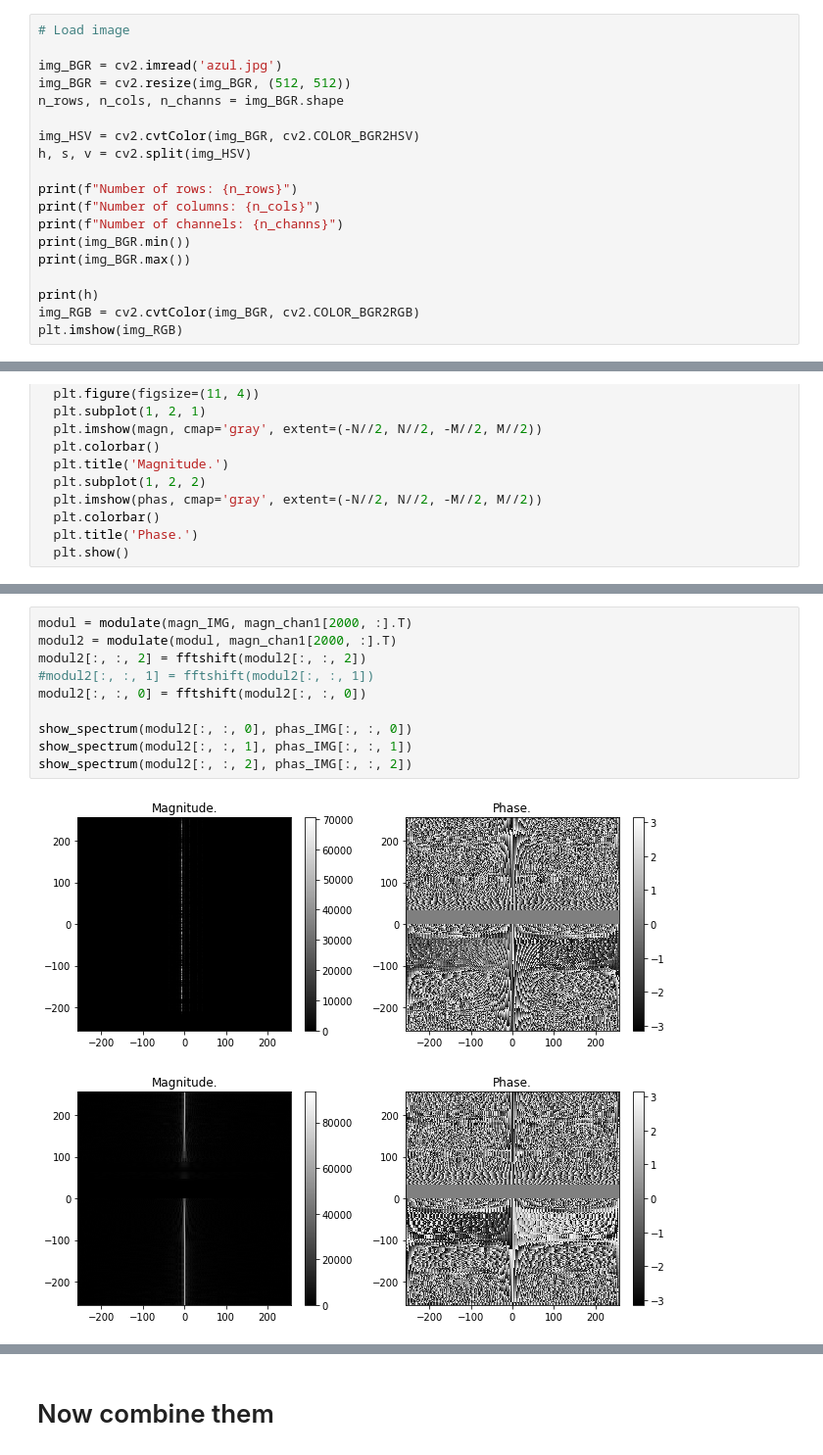
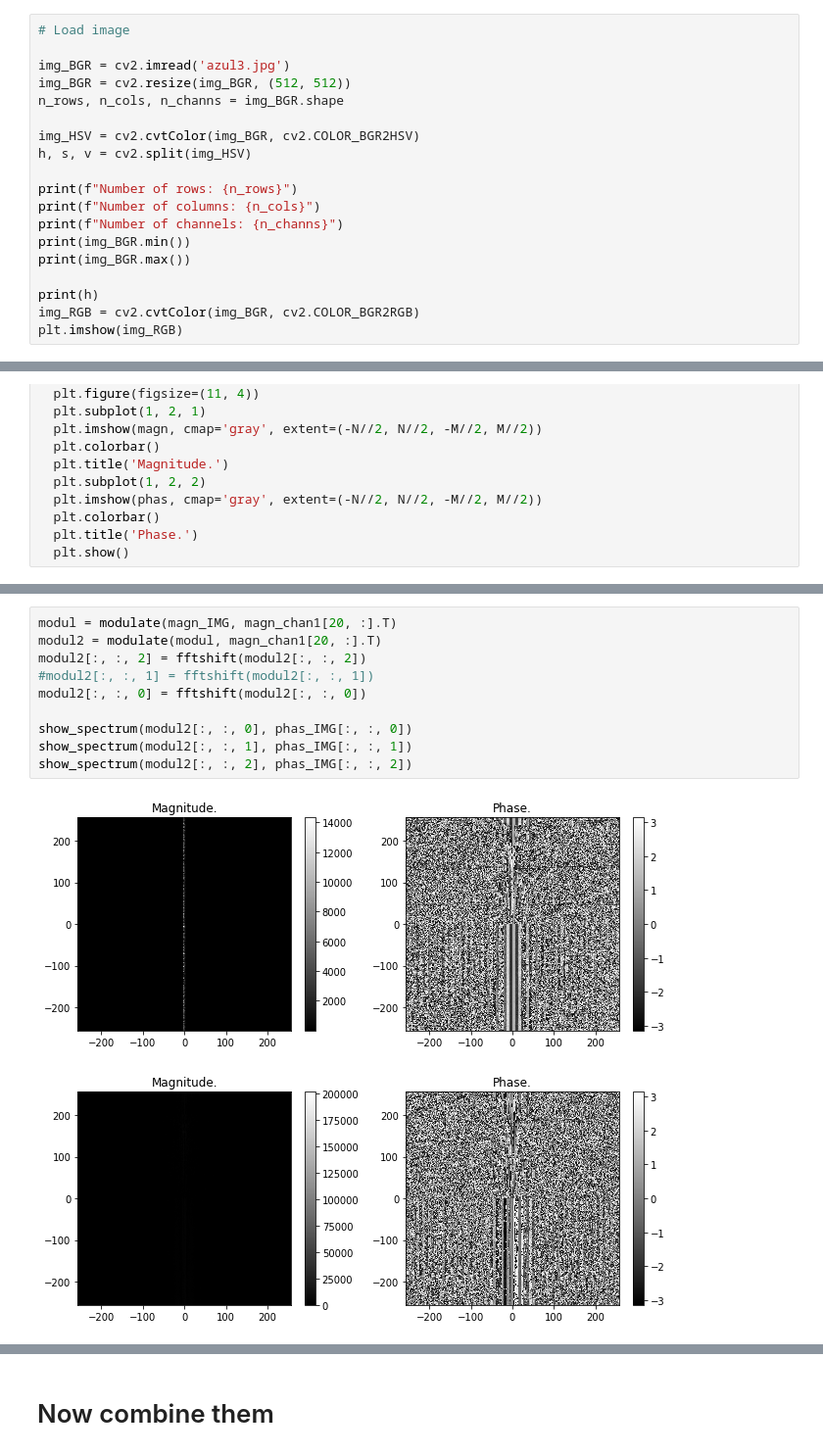
Before and after one commit to RmrezG/VisualizadorPDS, a Jupyter notebook: proyecto_final.ipynb, the cells around one changed output, grey strips where cells are left out. Shown at 98% size. Cells and saved outputs as stored; diff of their text form.

```diff
--- a/proyecto_final.ipynb
+++ b/proyecto_final.ipynb
@@ -72,7 +72,7 @@ magn_chan2, phas_chan2 = real_imag2magn_phas(X_chan2.real, X_chan2.imag)
 # %%
 # Load image
 
-img_BGR = cv2.imread('azul.jpg')
+img_BGR = cv2.imread('azul3.jpg')
 img_BGR = cv2.resize(img_BGR, (512, 512))
 n_rows, n_cols, n_channs = img_BGR.shape
 
@@ -144,13 +131,13 @@ show_spectrum(magn_IMG[:, :, 2], phas_IMG[:, :, 2])
 # %%
-modul = modulate(magn_IMG, magn_chan1[2000, :].T)
-modul2 = modulate(modul, magn_chan1[2000, :].T)
+modul = modulate(magn_IMG, magn_chan1[20, :].T)
+modul2 = modulate(modul, magn_chan1[20, :].T)
 modul2[:, :, 2] = fftshift(modul2[:, :, 2])
 #modul2[:, :, 1] = fftshift(modul2[:, :, 1])
 modul2[:, :, 0] = fftshift(modul2[:, :, 0])
 
 show_spectrum(modul2[:, :, 0], phas_IMG[:, :, 0])
 show_spectrum(modul2[:, :, 1], phas_IMG[:, :, 1])
 show_spectrum(modul2[:, :, 2], phas_IMG[:, :, 2])
 # %% [output]
-[figure, old version]
+[figure, new version]
-[figure, old version]
+[figure, new version]
```
Also changed, not shown: parts of 7 cells of this notebook, 5 other files.
